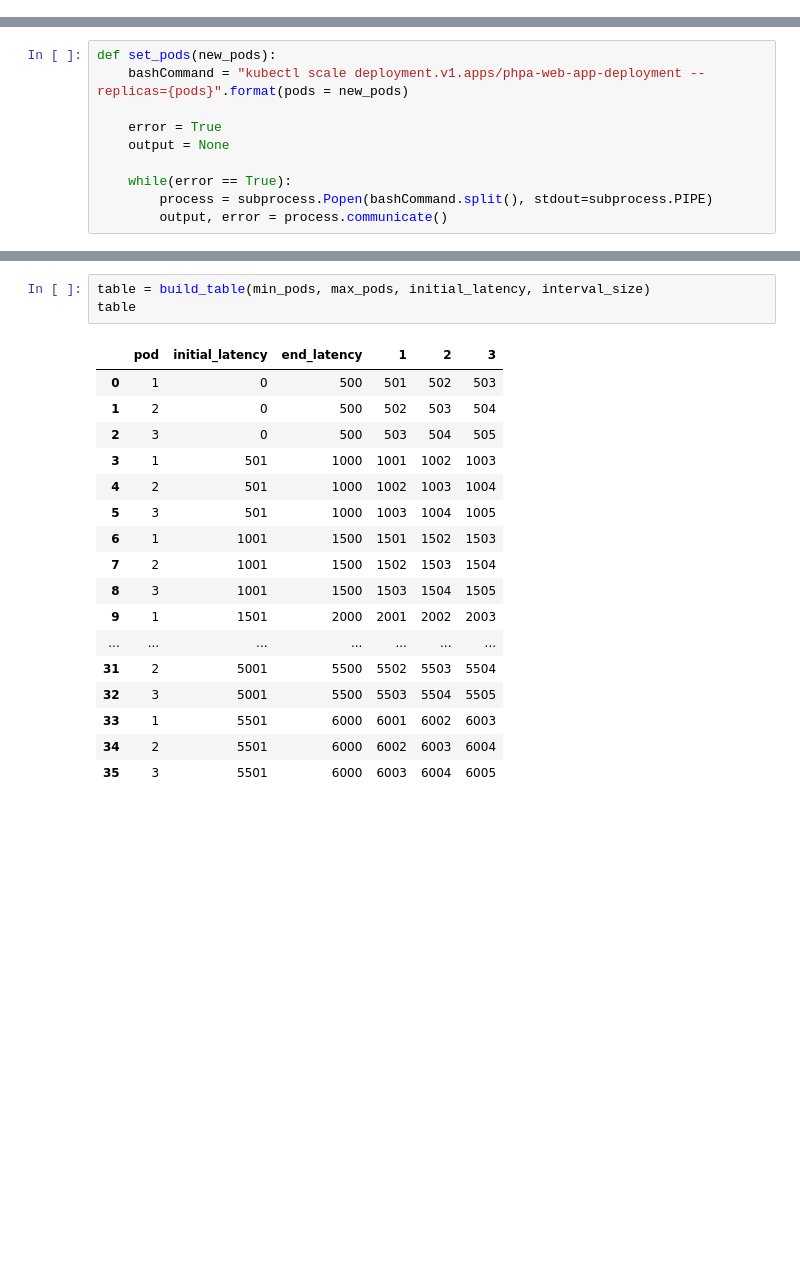
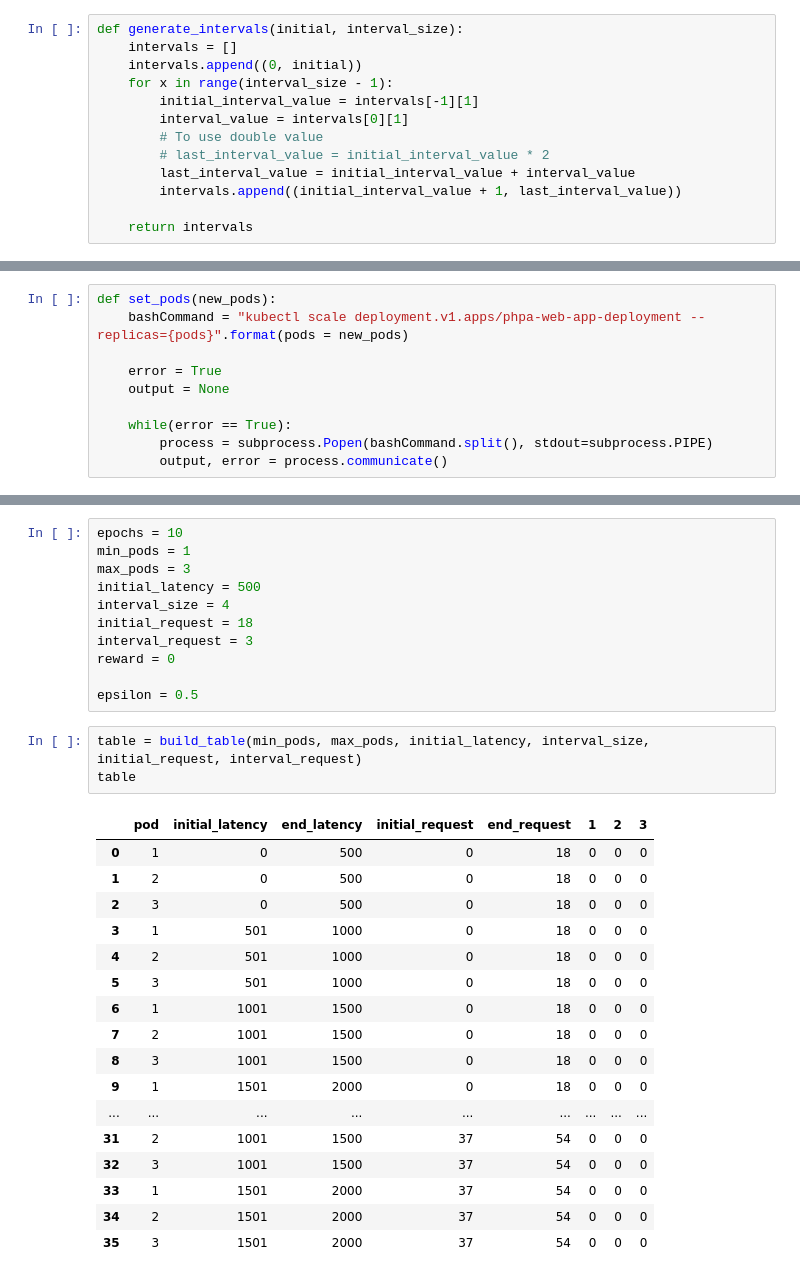
Before and after one commit to Alice-Scholze/phpa, a Jupyter notebook: RL_phpa.ipynb, the cells around one changed output, grey strips where cells are left out. Cells and saved outputs as stored; diff of their text form; blank space fills up the shorter version.

Commit message:
add rewards

```diff
--- a/RL_phpa.ipynb
+++ b/RL_phpa.ipynb
@@ -7,4 +7,17 @@ from time import sleep
 # %%
 def policy(pod, latency):
     return pod + latency
+# %%
+def generate_intervals(initial, interval_size):
+    intervals = []
+    intervals.append((0, initial))
+    for x in range(interval_size - 1):
+        initial_interval_value = intervals[-1][1]
+        interval_value = intervals[0][1]
+        # To use double value
+        # last_interval_value = initial_interval_value * 2
+        last_interval_value = initial_interval_value + interval_value
+        intervals.append((initial_interval_value + 1, last_interval_value))
+
+    return intervals
 # %%
@@ -184,21 +306,32 @@ epsilon = 0.5
+# %%
+epochs = 10
+min_pods = 1
+max_pods = 3
+initial_latency = 500
+interval_size = 4
+initial_request = 18
+interval_request = 3
+reward = 0
+
+epsilon = 0.5
 # %%
-table = build_table(min_pods, max_pods, initial_latency, interval_size)
+table = build_table(min_pods, max_pods, initial_latency, interval_size, initial_request, interval_request)
 table
 # %% [output]
-|  | pod | initial_latency | end_latency | 1 | 2 | 3 |
-| 0 | 1 | 0 | 500 | 501 | 502 | 503 |
-| 1 | 2 | 0 | 500 | 502 | 503 | 504 |
-| 2 | 3 | 0 | 500 | 503 | 504 | 505 |
-| 3 | 1 | 501 | 1000 | 1001 | 1002 | 1003 |
-| 4 | 2 | 501 | 1000 | 1002 | 1003 | 1004 |
-| 5 | 3 | 501 | 1000 | 1003 | 1004 | 1005 |
-| 6 | 1 | 1001 | 1500 | 1501 | 1502 | 1503 |
-| 7 | 2 | 1001 | 1500 | 1502 | 1503 | 1504 |
-| 8 | 3 | 1001 | 1500 | 1503 | 1504 | 1505 |
-| 9 | 1 | 1501 | 2000 | 2001 | 2002 | 2003 |
-| ... | ... | ... | ... | ... | ... | ... |
-| 31 | 2 | 5001 | 5500 | 5502 | 5503 | 5504 |
-| 32 | 3 | 5001 | 5500 | 5503 | 5504 | 5505 |
-| 33 | 1 | 5501 | 6000 | 6001 | 6002 | 6003 |
-| 34 | 2 | 5501 | 6000 | 6002 | 6003 | 6004 |
-| 35 | 3 | 5501 | 6000 | 6003 | 6004 | 6005 |
+|  | pod | initial_latency | end_latency | initial_request | end_request | 1 | 2 | 3 |
+| 0 | 1 | 0 | 500 | 0 | 18 | 0 | 0 | 0 |
+| 1 | 2 | 0 | 500 | 0 | 18 | 0 | 0 | 0 |
+| 2 | 3 | 0 | 500 | 0 | 18 | 0 | 0 | 0 |
+| 3 | 1 | 501 | 1000 | 0 | 18 | 0 | 0 | 0 |
+| 4 | 2 | 501 | 1000 | 0 | 18 | 0 | 0 | 0 |
+| 5 | 3 | 501 | 1000 | 0 | 18 | 0 | 0 | 0 |
+| 6 | 1 | 1001 | 1500 | 0 | 18 | 0 | 0 | 0 |
+| 7 | 2 | 1001 | 1500 | 0 | 18 | 0 | 0 | 0 |
+| 8 | 3 | 1001 | 1500 | 0 | 18 | 0 | 0 | 0 |
+| 9 | 1 | 1501 | 2000 | 0 | 18 | 0 | 0 | 0 |
+| ... | ... | ... | ... | ... | ... | ... | ... | ... |
+| 31 | 2 | 1001 | 1500 | 37 | 54 | 0 | 0 | 0 |
+| 32 | 3 | 1001 | 1500 | 37 | 54 | 0 | 0 | 0 |
+| 33 | 1 | 1501 | 2000 | 37 | 54 | 0 | 0 | 0 |
+| 34 | 2 | 1501 | 2000 | 37 | 54 | 0 | 0 | 0 |
+| 35 | 3 | 1501 | 2000 | 37 | 54 | 0 | 0 | 0 |
```
Also changed, not shown: parts of 18 cells of this notebook, 1 other file.
